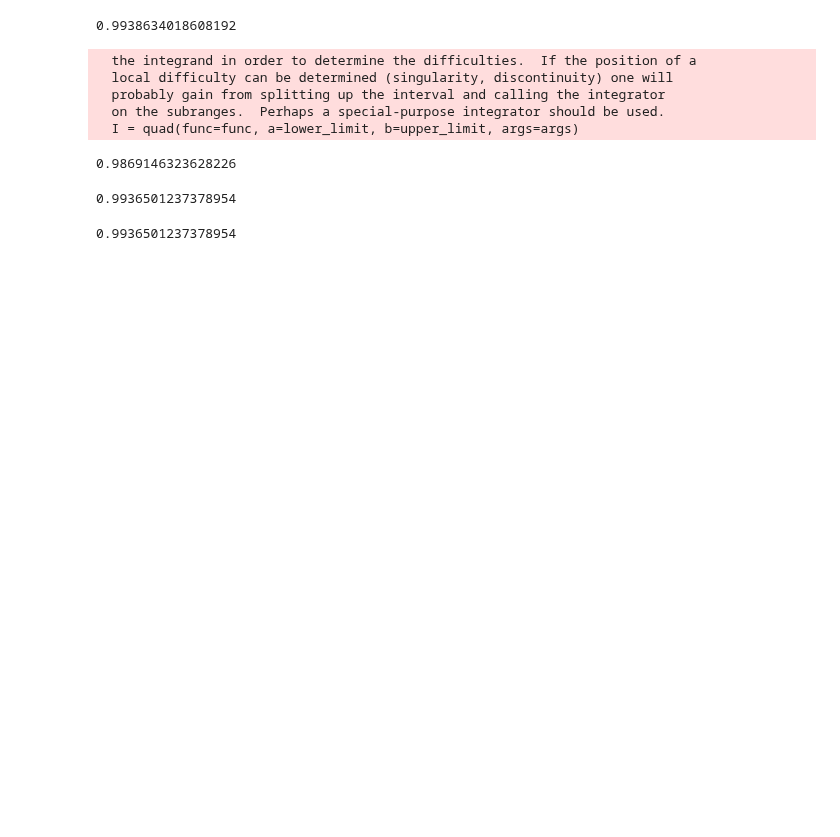
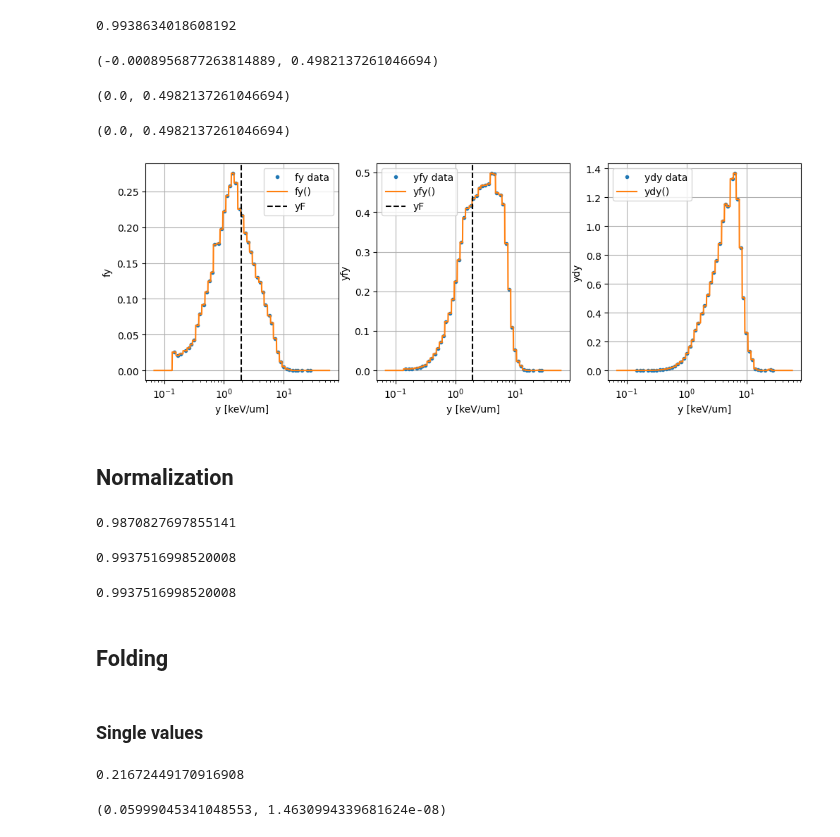
Before and after one commit to grzanka/microdosimetric_spectra_folding, a Jupyter notebook: notebooks/0.2-validation-convolutions.ipynb, the cells around one changed output. Drawn from its saved outputs; the diff is of its cells as text; code cells hidden in the pictures; blank space fills up the shorter version.

```diff
--- a/notebooks/0.2-validation-convolutions.ipynb
+++ b/notebooks/0.2-validation-convolutions.ipynb
@@ -189,22 +221,76 @@ spectrum = from_csv(project_dir / 'data' / 'interim' / 'data.csv', delimiter=','
 spectrum.norm
 # %% [output]
 0.9938634018608192
+# %%
+spectrum.yfy.min(), spectrum.yfy.max()
+# %% [output]
+(-0.0008956877263814889, 0.4982137261046694)
+# %%
+spectrum.yfy.clip(min=0).min(), spectrum.yfy.clip(min=0).max()
+# %% [output]
+(0.0, 0.4982137261046694)
+# %%
+spectrum_clipped = Spectrum(bin_centers=spectrum.bin_centers, bin_values_yfy=spectrum.yfy.clip(min=0))
+spectrum_clipped.yfy.min(), spectrum_clipped.yfy.max()
+# %% [output]
+(0.0, 0.4982137261046694)
+# %%
+xvalues = np.geomspace(start=spectrum_clipped.bin_edges[0]/2, stop=spectrum_clipped.bin_edges[-1]*2, num=1000)
+values_fy = spectrum_clipped.bin_values(xvalues, spectrum_value_type=SpectrumValueType.fy)
+values_yfy = spectrum_clipped.bin_values(xvalues, spectrum_value_type=SpectrumValueType.yfy)
+values_ydy = spectrum_clipped.bin_values(xvalues, spectrum_value_type=SpectrumValueType.ydy)
+# %%
+fig, ax = plt.subplots(nrows=1, ncols=3, figsize=(12, 4))
+ax[0].plot(spectrum_clipped.y, spectrum_clipped.fy, '.', label='fy data')
+ax[0].plot(xvalues, values_fy, label='fy()')
+ax[0].axvline(spectrum_clipped.yF, color='k', linestyle='--', label='yF')
+ax[0].set_ylabel('fy')
+ax[1].plot(spectrum_clipped.y, spectrum_clipped.yfy, '.', label='yfy data')
+ax[1].plot(xvalues, values_yfy, label='yfy()')
+ax[1].axvline(spectrum_clipped.yF, color='k', linestyle='--', label='yF')
+ax[1].set_ylabel('yfy')
+ax[2].plot(spectrum_clipped.y, spectrum_clipped.ydy, '.', label='ydy data')
+ax[2].plot(xvalues, values_ydy, label='ydy()')
+ax[2].set_ylabel('ydy')
+for a in ax:
+    a.set_xscale('log')
+    #a.set_yscale('log')
+    a.grid()
+    a.set_xlabel('y [keV/um]')
+    a.legend()
+    #a.set_xlim(0, 20)
+# %% [output]
+[figure, added]
+# %% [markdown]
+## Normalization
 # %%
-pdf_function = lambda x : spectrum.bin_value(x, spectrum_value_type=SpectrumValueType.fy)
-function_norm(pdf_function, lower_limit=spectrum.bin_edges[0], upper_limit=spectrum.bin_edges[-1])
+pdf_function = lambda x : spectrum_clipped.bin_value(x, spectrum_value_type=SpectrumValueType.fy)
+function_norm(pdf_function, lower_limit=spectrum_clipped.bin_edges[0], upper_limit=spectrum_clipped.bin_edges[-1])
 # %% [output]
-  the integrand in order to determine the difficulties.  If the position of a
-  local difficulty can be determined (singularity, discontinuity) one will
-  probably gain from splitting up the interval and calling the integrator
-  on the subranges.  Perhaps a special-purpose integrator should be used.
-  I = quad(func=func, a=lower_limit, b=upper_limit, args=args)
+0.9870827697855141
-0.9869146323628226
 # %%
-pdf_function = lambda x : spectrum.bin_value(x, spectrum_value_type=SpectrumValueType.fy)
+pdf_function = lambda x : spectrum_clipped.bin_value(x, spectrum_value_type=SpectrumValueType.fy)
 function_norm(pdf_function)
 # %% [output]
-0.9936501237378954
+0.9937516998520008
 # %%
-function_norm(spectrum.bin_value, args=(SpectrumValueType.fy,))
+function_norm(spectrum_clipped.bin_value, args=(SpectrumValueType.fy,))
 # %% [output]
-0.9936501237378954
+0.9937516998520008
+# %% [markdown]
+## Folding
+# %% [markdown]
+### Single values
+# %%
+f1_function = lambda x : spectrum_clipped.bin_value(x, spectrum_value_type=SpectrumValueType.fy)
+f1_function(2)
+# %% [output]
+0.21672449170916908
+# %%
+convolution(
+    f1_function,
+    lower_limit=convolution_integration_limits[0],
+    upper_limit=convolution_integration_limits[1],
+    kwargs=integral_kwargs)(4)
+# %% [output]
+(0.05999045341048553, 1.4630994339681624e-08)
```
Also changed, not shown: parts of 13 cells of this notebook.
